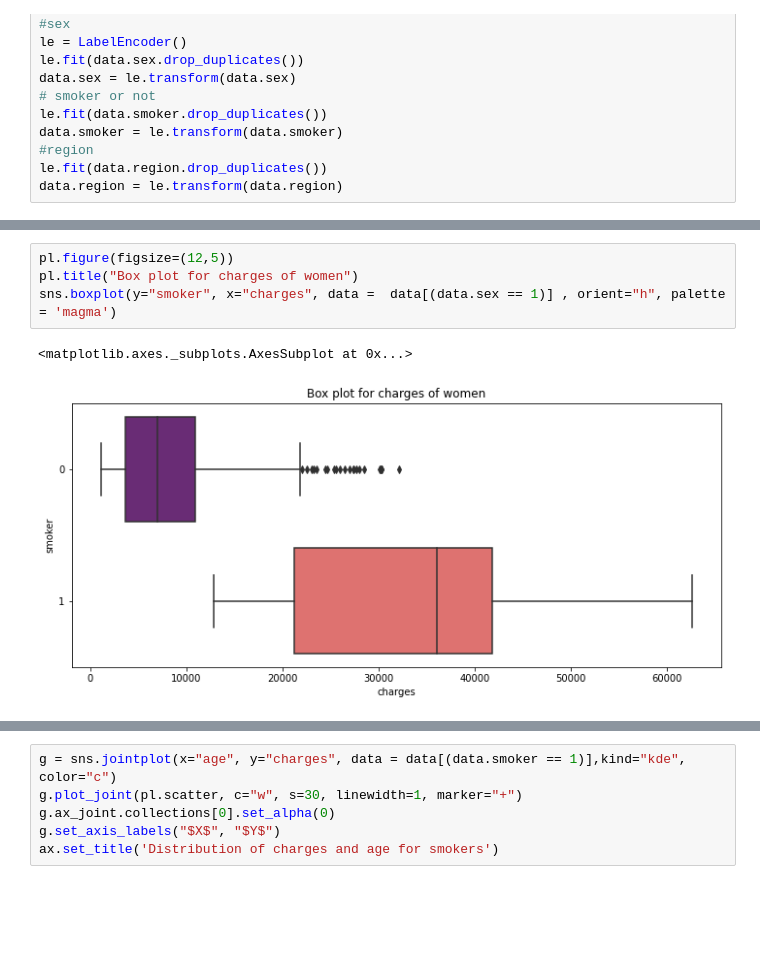
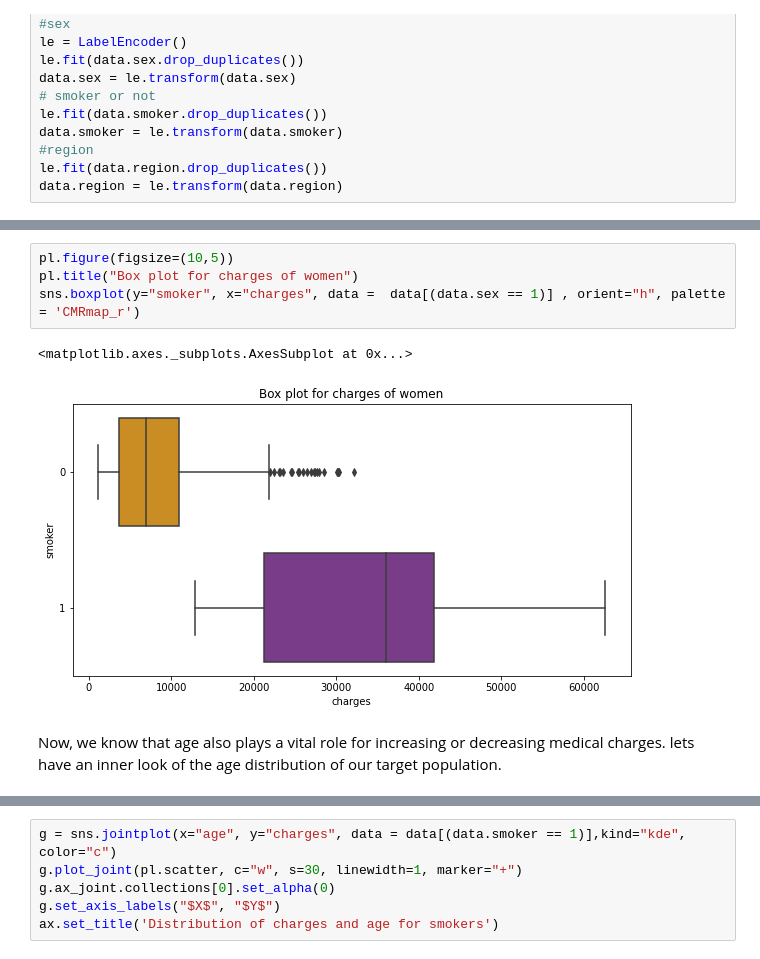
Before and after one commit to DebangaBora/Explanatory-Data-Analysis-on-Medical-Cost-of-Different-Age-Groups, a Jupyter notebook: EDA_on_Med_Cost.ipynb, the cells around one changed output, grey strips where cells are left out. Saved outputs shown, nothing was run; the diff lists cells and outputs as text; blank space fills up the shorter version.

```diff
--- a/EDA_on_Med_Cost.ipynb
+++ b/EDA_on_Med_Cost.ipynb
@@ -78,7 +93,9 @@ sns.catplot(x="sex", y="charges", hue="smoker",
 # %%
-pl.figure(figsize=(12,5))
+pl.figure(figsize=(10,5))
 pl.title("Box plot for charges of women")
-sns.boxplot(y="smoker", x="charges", data =  data[(data.sex == 1)] , orient="h", palette = 'magma')
+sns.boxplot(y="smoker", x="charges", data =  data[(data.sex == 1)] , orient="h", palette = 'CMRmap_r')
 # %% [output]
 <matplotlib.axes._subplots.AxesSubplot at 0x...>
-[figure, old version]
+[figure, new version]
+# %% [markdown]
+Now, we know that age also plays a vital role for increasing or decreasing medical charges. lets have an inner look of the age distribution of our target population.
```
Also changed, not shown: parts of 28 cells of this notebook.
